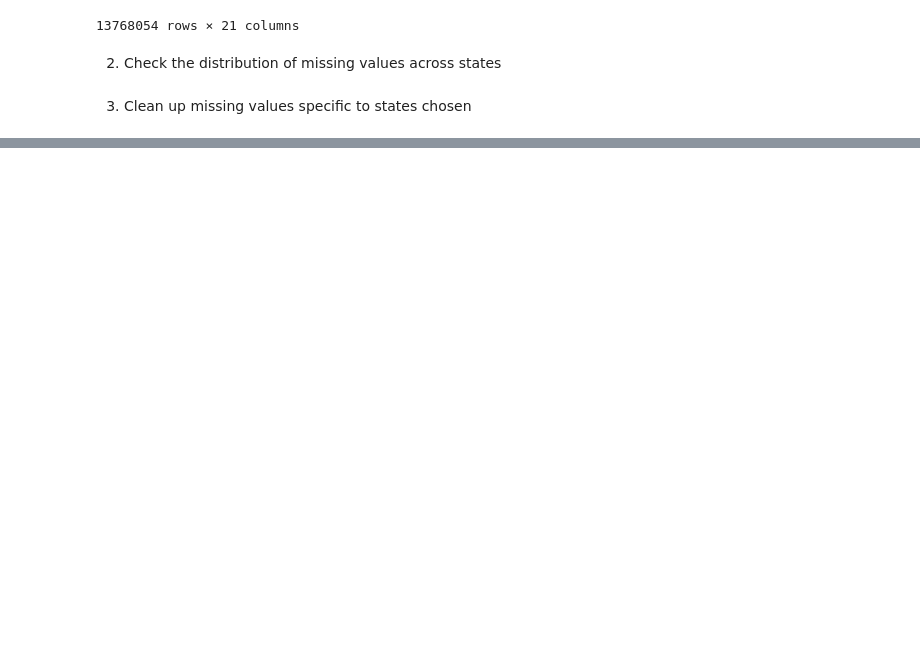
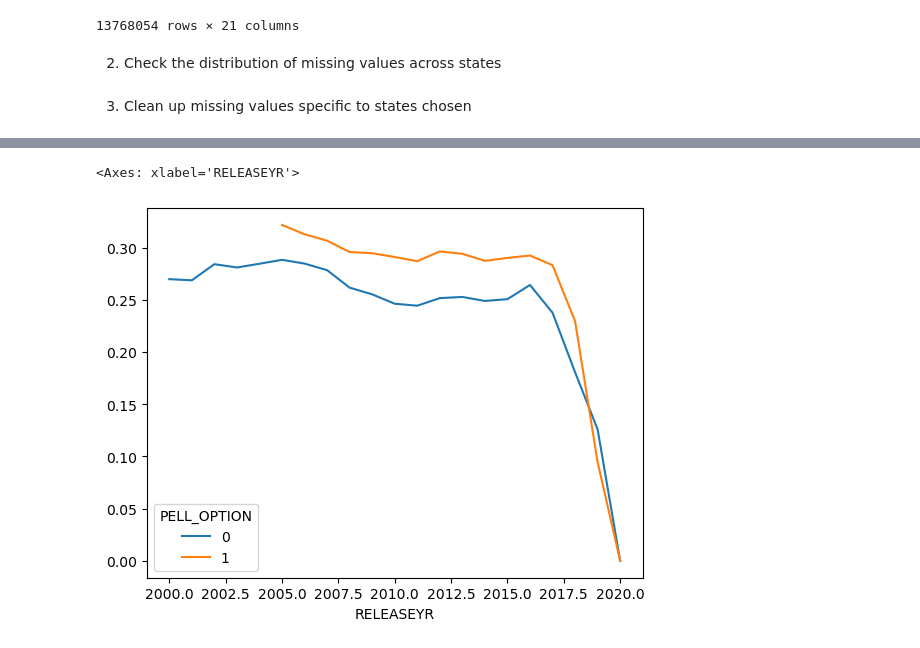
Before and after one commit to TeaTafaj/Recidivism-Education, a Jupyter notebook: pre_processing.ipynb, the cells around one changed output, grey strips where cells are left out. Cells and saved outputs as stored; diff of their text form; code cells hidden in the pictures; blank space fills up the shorter version.

```diff
--- a/pre_processing.ipynb
+++ b/pre_processing.ipynb
@@ -192,3 +205,5 @@ df
 2. Check the distribution of missing values across states
 # %% [markdown]
 3. Clean up missing values specific to states chosen
+# %%
+df = df[df["RELEASEYR"] != 9999]
@@ -194,0 +270,2 @@ df
+# %%
+df = df[df["ADMITYR"] != 9999]
@@ -194,0 +288,8 @@ df
+# %%
+import numpy as np
+
+df["RACE"] = df["RACE"].replace(9, np.nan)
+df["AGEADMIT"] = df["AGEADMIT"].replace(9, np.nan)
+df["OFFDETAIL"] = df["OFFDETAIL"].replace(99, np.nan)
+df["SENTLGTH"] = df["SENTLGTH"].replace(9, np.nan)
+df["RELTYPE"] = df["RELTYPE"].replace(9, np.nan)
@@ -194,0 +417,2 @@ df
+# %%
+df["PELL_2016"] = df["STATE_NAME"].map(pell_2016)
@@ -194,0 +522,22 @@ df
+# %%
+states_option_try = [
+    "Texas",
+    "Tennessee",
+    "North Carolina",
+    "Arizona",
+    "Indiana",
+    "Georgia",
+]
+
+df_large = df[
+    (df["STATE_NAME"].isin(states_option_try)) & (df["RELEASEYR"] >= 2000)
+].copy()
+
+treated_states = ["Texas"]
+
+df_large["PELL_OPTION"] = df_large["STATE_NAME"].isin(treated_states).astype(int)
+
+df_large.groupby(["RELEASEYR", "PELL_OPTION"])["within_2_yrs"].mean().unstack().plot()
+# %% [output]
+<Axes: xlabel='RELEASEYR'>
+[figure, added]
```
Also changed, not shown: parts of 23 cells of this notebook.
